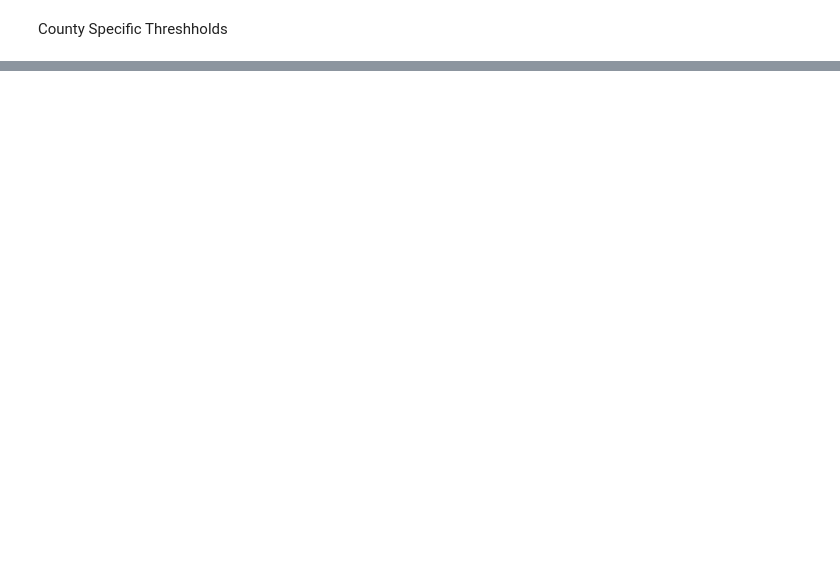
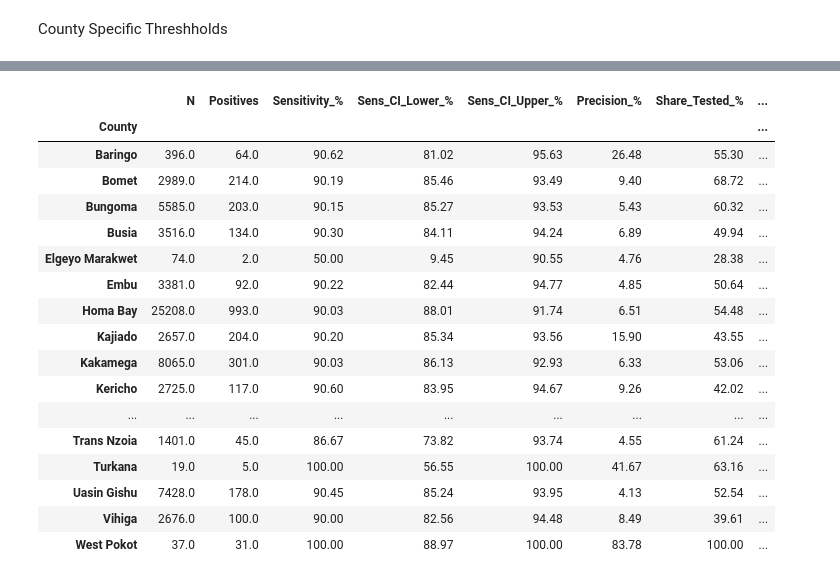
Before and after one commit to FridaOyucho/HTS-Model-, a Jupyter notebook: xGBoostModelreviewed.ipynb, the cells around one changed output, grey strips where cells are left out. Drawn from its saved outputs; the diff is of its cells as text; code cells hidden in the pictures; blank space fills up the shorter version.

```diff
--- a/xGBoostModelreviewed.ipynb
+++ b/xGBoostModelreviewed.ipynb
@@ -873,7 +920,12 @@ county_results_90.round(2)
 # %% [markdown]
 County Specific Threshholds
-# %%
-test_df = sparse["sparse_test"].copy()
-
-test_df["actual"] = y_test_enc.values if hasattr(y_test_enc, "values") else y_test_enc
-test_df["score"] = y_prob   # predicted probabilities
+# %%
+import numpy as np
+
+# Test set
+test_data["actual"] = np.asarray(y_test_enc)
+test_data["score"]  = best_model.predict_proba(X_test_enc)[:, 1]
+
+# Validation set (needs County too)
+val_data["actual"] = np.asarray(y_val_enc)
+val_data["score"]  = best_model.predict_proba(X_val_enc)[:, 1]
@@ -882,9 +936,9 @@ from sklearn.metrics import roc_curve
 
 county_thresholds = []
 
-for county in sorted(test_df["County"].dropna().unique()):
+for county in sorted(test_data["County"].dropna().unique()):
 
-    county_df = test_df[test_df["County"] == county]
+    county_df = test_data[test_data["County"] == county]
 
     positives = county_df["actual"].sum()
 
@@ -967,0 +1286,21 @@ files.download("overall_thresholds.xlsx")
+# %%
+perf[90]
+# %% [output]
+|  | N | Positives | Sensitivity_% | Sens_CI_Lower_% | Sens_CI_Upper_% | Precision_% | Share_Tested_% | ... |
+| County |  |  |  |  |  |  |  | ... |
+| Baringo | 396.0 | 64.0 | 90.62 | 81.02 | 95.63 | 26.48 | 55.30 | ... |
+| Bomet | 2989.0 | 214.0 | 90.19 | 85.46 | 93.49 | 9.40 | 68.72 | ... |
+| Bungoma | 5585.0 | 203.0 | 90.15 | 85.27 | 93.53 | 5.43 | 60.32 | ... |
+| Busia | 3516.0 | 134.0 | 90.30 | 84.11 | 94.24 | 6.89 | 49.94 | ... |
+| Elgeyo Marakwet | 74.0 | 2.0 | 50.00 | 9.45 | 90.55 | 4.76 | 28.38 | ... |
+| Embu | 3381.0 | 92.0 | 90.22 | 82.44 | 94.77 | 4.85 | 50.64 | ... |
+| Homa Bay | 25208.0 | 993.0 | 90.03 | 88.01 | 91.74 | 6.51 | 54.48 | ... |
+| Kajiado | 2657.0 | 204.0 | 90.20 | 85.34 | 93.56 | 15.90 | 43.55 | ... |
+| Kakamega | 8065.0 | 301.0 | 90.03 | 86.13 | 92.93 | 6.33 | 53.06 | ... |
+| Kericho | 2725.0 | 117.0 | 90.60 | 83.95 | 94.67 | 9.26 | 42.02 | ... |
+| ... | ... | ... | ... | ... | ... | ... | ... | ... |
+| Trans Nzoia | 1401.0 | 45.0 | 86.67 | 73.82 | 93.74 | 4.55 | 61.24 | ... |
+| Turkana | 19.0 | 5.0 | 100.00 | 56.55 | 100.00 | 41.67 | 63.16 | ... |
+| Uasin Gishu | 7428.0 | 178.0 | 90.45 | 85.24 | 93.95 | 4.13 | 52.54 | ... |
+| Vihiga | 2676.0 | 100.0 | 90.00 | 82.56 | 94.48 | 8.49 | 39.61 | ... |
+| West Pokot | 37.0 | 31.0 | 100.00 | 88.97 | 100.00 | 83.78 | 100.00 | ... |
```
Also changed, not shown: parts of 34 cells of this notebook.
